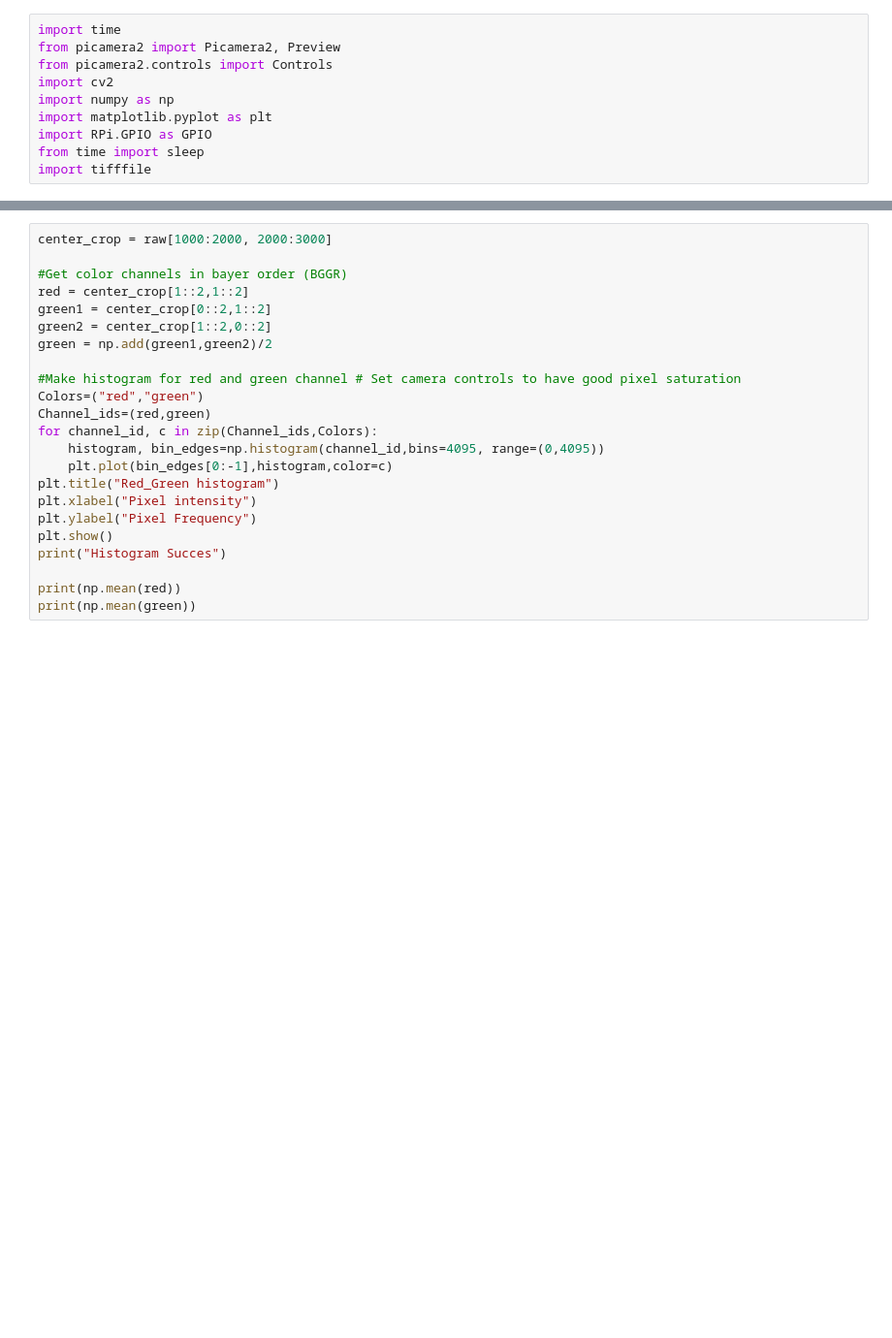
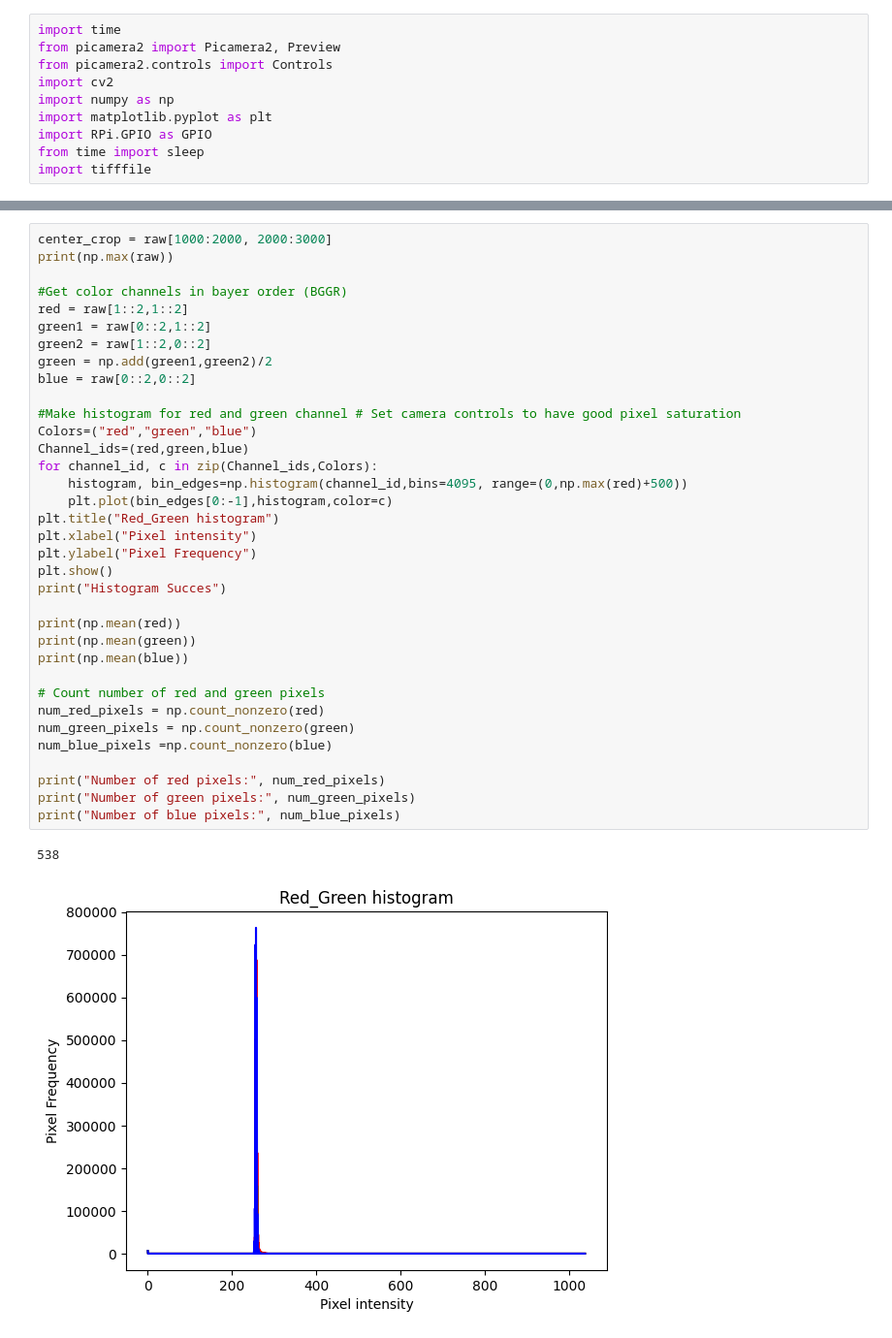
Before and after one commit to MartinReinhard10/In-Situ_Soil_Optode_Data_Processing, a Jupyter notebook: Optode Calibration/Camera_histogram.ipynb, the cells around one changed output, grey strips where cells are left out. Shown: that part at 97% size. Drawn from its saved outputs; the diff is of its cells as text; blank space fills up the shorter version.

```diff
--- a/Optode Calibration/Camera_histogram.ipynb
+++ b/Optode Calibration/Camera_histogram.ipynb
@@ -51,23 +68,38 @@ picam2.stop()
 # %%
 center_crop = raw[1000:2000, 2000:3000]
+print(np.max(raw))
 
 #Get color channels in bayer order (BGGR)
-red = center_crop[1::2,1::2]
-green1 = center_crop[0::2,1::2]
-green2 = center_crop[1::2,0::2]
+red = raw[1::2,1::2]
+green1 = raw[0::2,1::2]
+green2 = raw[1::2,0::2]
 green = np.add(green1,green2)/2
+blue = raw[0::2,0::2]
 
 #Make histogram for red and green channel # Set camera controls to have good pixel saturation
-Colors=("red","green")
-Channel_ids=(red,green)
+Colors=("red","green","blue")
+Channel_ids=(red,green,blue)
 for channel_id, c in zip(Channel_ids,Colors):
-    histogram, bin_edges=np.histogram(channel_id,bins=4095, range=(0,4095))
+    histogram, bin_edges=np.histogram(channel_id,bins=4095, range=(0,np.max(red)+500))
     plt.plot(bin_edges[0:-1],histogram,color=c)
 plt.title("Red_Green histogram")
 plt.xlabel("Pixel intensity")
 plt.ylabel("Pixel Frequency")
 plt.show()
 print("Histogram Succes")
 
 print(np.mean(red))
 print(np.mean(green))
+print(np.mean(blue))
+
+# Count number of red and green pixels
+num_red_pixels = np.count_nonzero(red)
+num_green_pixels = np.count_nonzero(green)
+num_blue_pixels =np.count_nonzero(blue)
+
+print("Number of red pixels:", num_red_pixels)
+print("Number of green pixels:", num_green_pixels)
+print("Number of blue pixels:", num_blue_pixels)
+# %% [output]
+538
+[figure, added]
```
Also changed, not shown: parts of 4 cells of this notebook.
